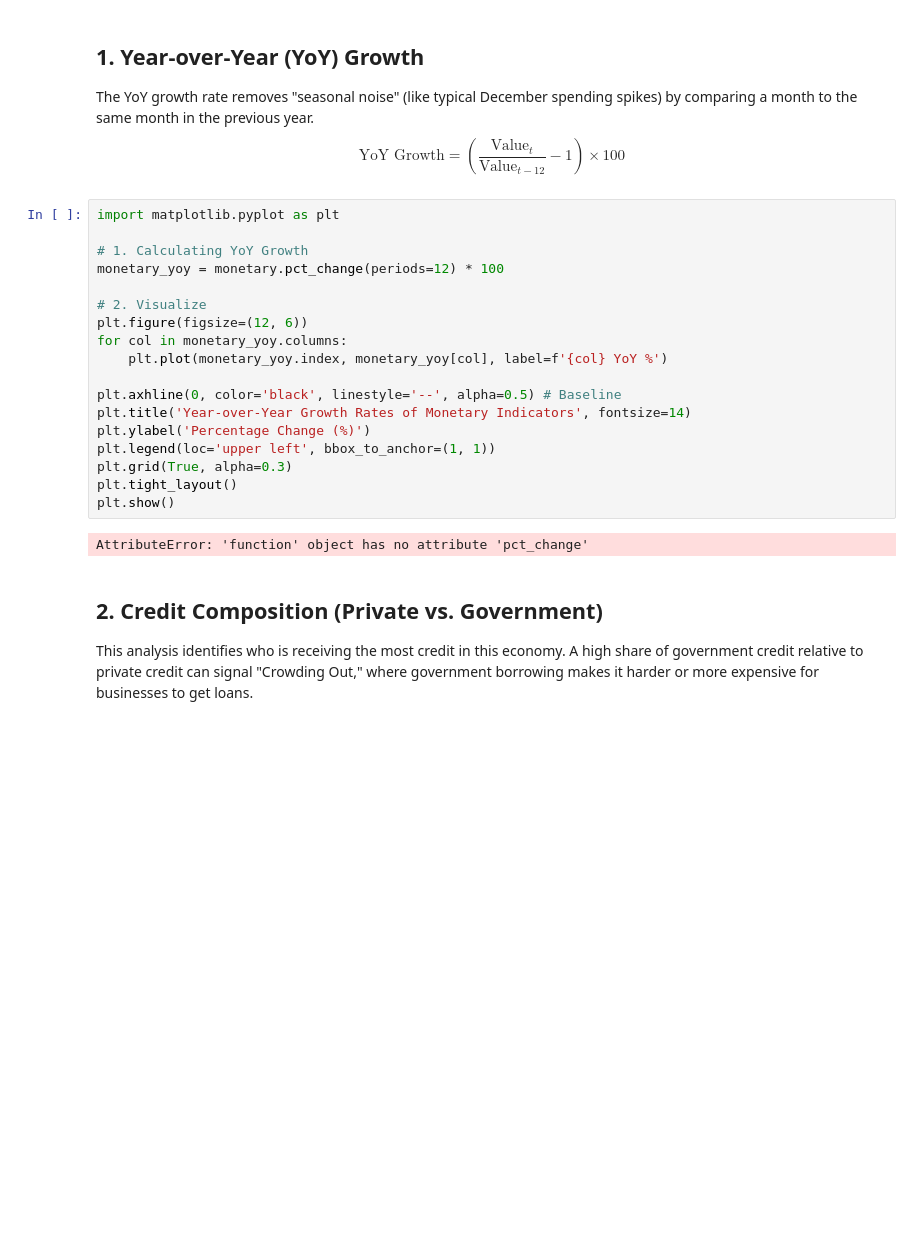
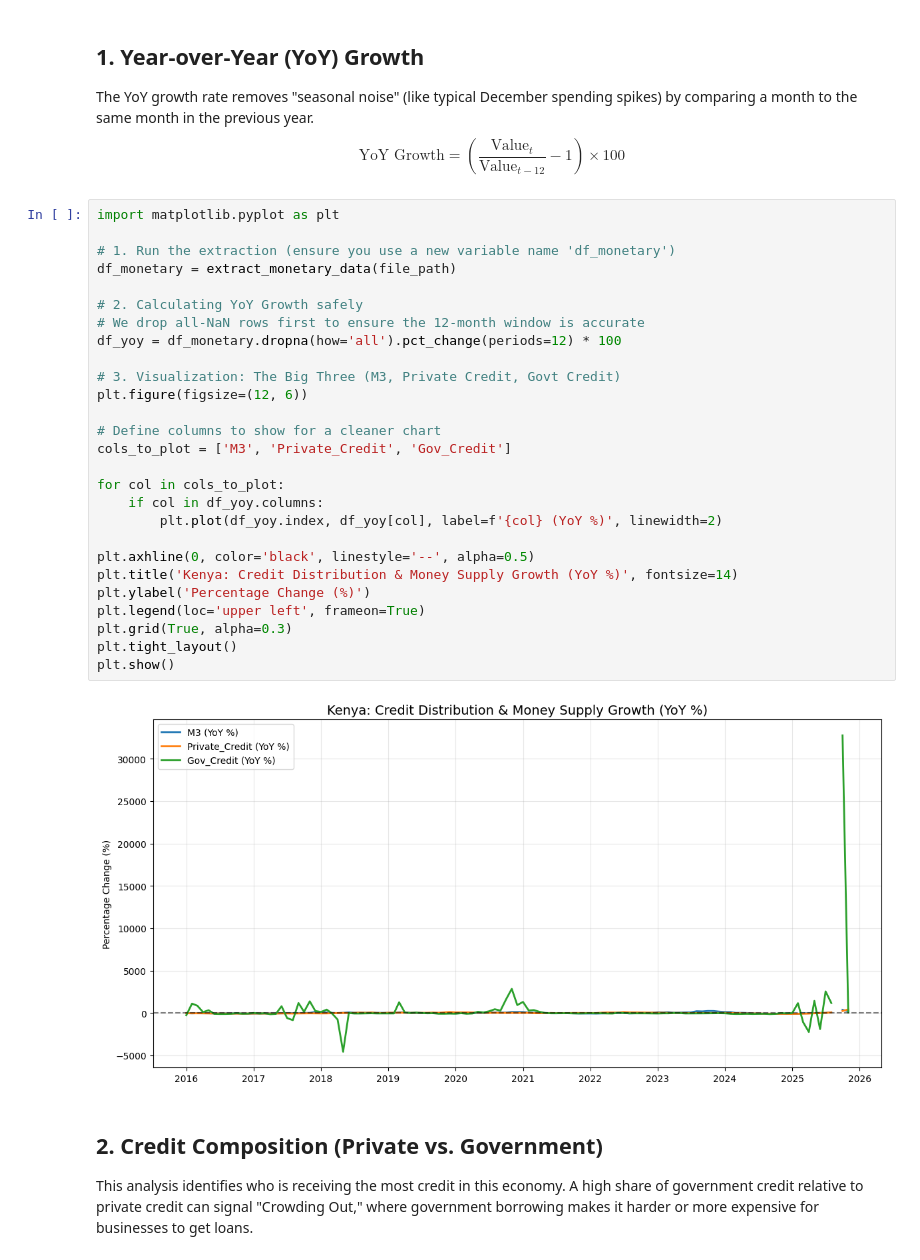
Before and after one commit to asaphray/cbk-macroeconomic-analysis, a Jupyter notebook: notebooks/python/03_monetary_analysis.ipynb, the cells around one changed output. Cells and saved outputs as stored; diff of their text form; blank space fills up the shorter version.

```diff
--- a/notebooks/python/03_monetary_analysis.ipynb
+++ b/notebooks/python/03_monetary_analysis.ipynb
@@ -83,23 +116,32 @@ $$\text{YoY Growth} = \left( \frac{\text{Value}_{t}}{\text{Value}_{t-12}} - 1 \r
 # %%
 import matplotlib.pyplot as plt
 
-# 1. Calculating YoY Growth
-monetary_yoy = monetary.pct_change(periods=12) * 100
+# 1. Run the extraction (ensure you use a new variable name 'df_monetary')
+df_monetary = extract_monetary_data(file_path)
 
-# 2. Visualize
+# 2. Calculating YoY Growth safely
+# We drop all-NaN rows first to ensure the 12-month window is accurate
+df_yoy = df_monetary.dropna(how='all').pct_change(periods=12) * 100
+
+# 3. Visualization: The Big Three (M3, Private Credit, Govt Credit)
 plt.figure(figsize=(12, 6))
-for col in monetary_yoy.columns:
-    plt.plot(monetary_yoy.index, monetary_yoy[col], label=f'{col} YoY %')
 
-plt.axhline(0, color='black', linestyle='--', alpha=0.5) # Baseline
-plt.title('Year-over-Year Growth Rates of Monetary Indicators', fontsize=14)
+# Define columns to show for a cleaner chart
+cols_to_plot = ['M3', 'Private_Credit', 'Gov_Credit']
+
+for col in cols_to_plot:
+    if col in df_yoy.columns:
+        plt.plot(df_yoy.index, df_yoy[col], label=f'{col} (YoY %)', linewidth=2)
+
+plt.axhline(0, color='black', linestyle='--', alpha=0.5)
+plt.title('Kenya: Credit Distribution & Money Supply Growth (YoY %)', fontsize=14)
 plt.ylabel('Percentage Change (%)')
-plt.legend(loc='upper left', bbox_to_anchor=(1, 1))
+plt.legend(loc='upper left', frameon=True)
 plt.grid(True, alpha=0.3)
 plt.tight_layout()
 plt.show()
 # %% [output]
-AttributeError: 'function' object has no attribute 'pct_change'
+[figure, added]
 # %% [markdown]
 ## 2. Credit Composition (Private vs. Government)
 This analysis identifies who is receiving the most credit in this economy. A high share of government credit relative to private credit can signal "Crowding Out," where government borrowing makes it harder or more expensive for businesses to get loans.
```
Also changed, not shown: parts of 4 cells of this notebook.
